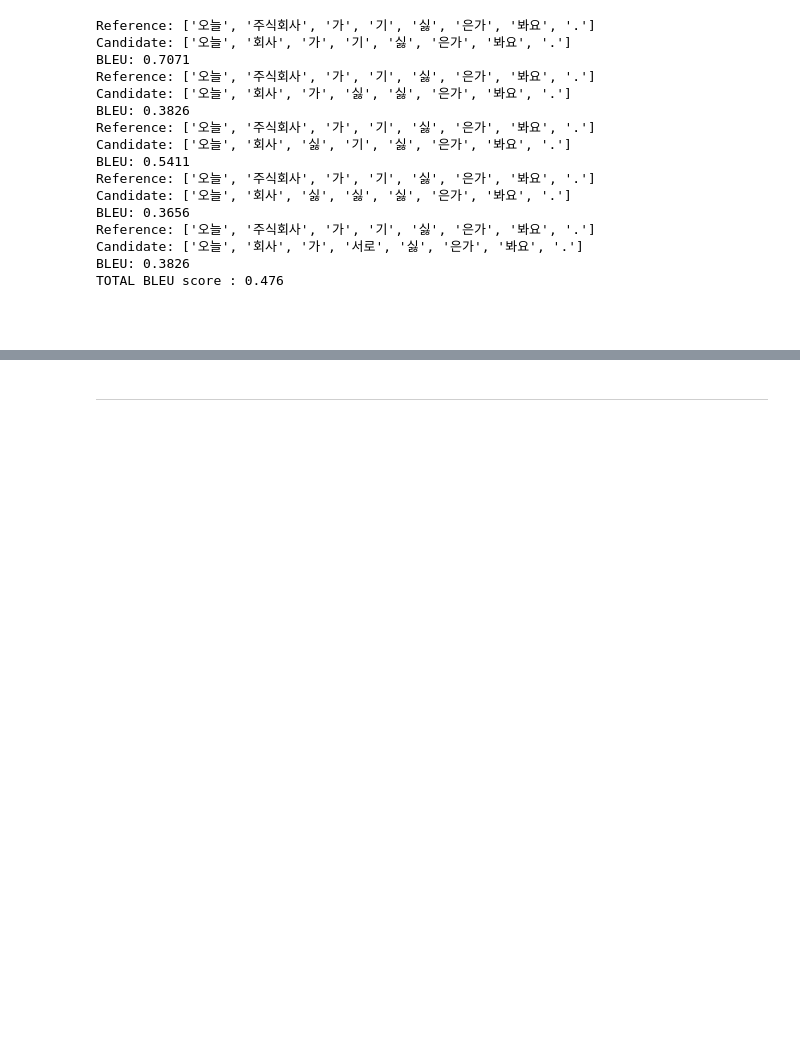
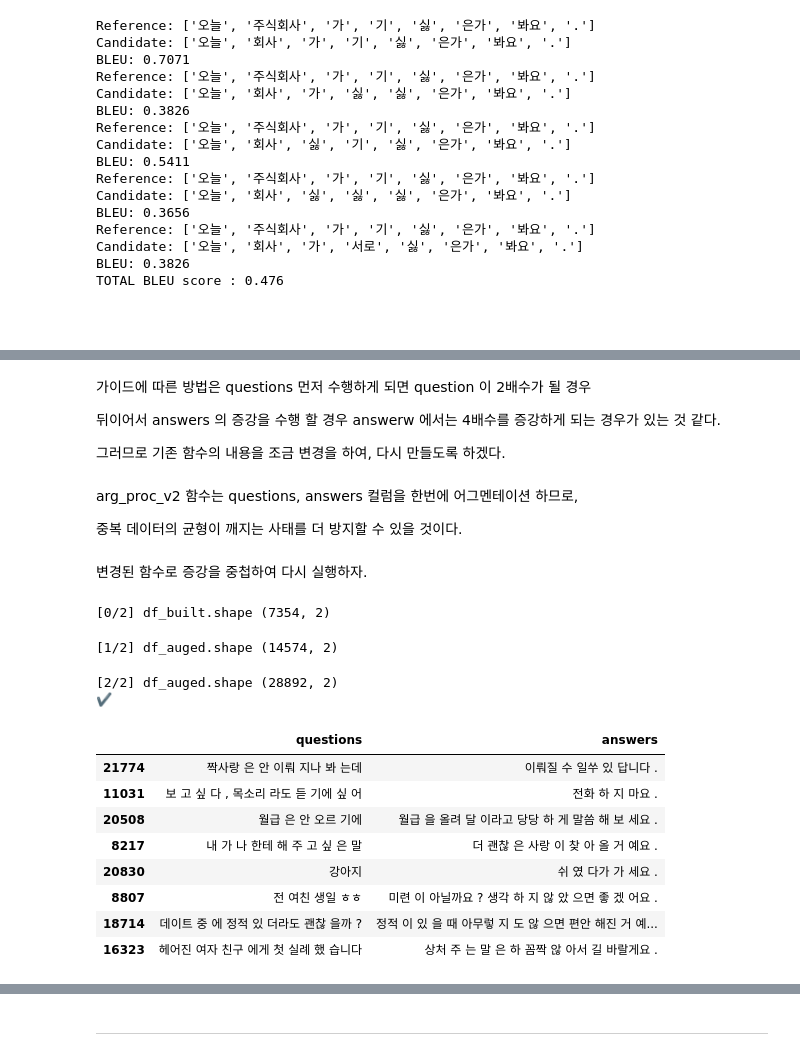
Before and after one commit to gem-ruby/gd_nlp_stages, a Jupyter notebook: [GD_NLP_S6]_Awesome_ChatBot.ipynb, the cells around one changed output, grey strips where cells are left out. Saved outputs shown, nothing was run; the diff lists cells and outputs as text; code cells hidden in the pictures; blank space fills up the shorter version.

```diff
--- a/[GD_NLP_S6]_Awesome_ChatBot.ipynb
+++ b/[GD_NLP_S6]_Awesome_ChatBot.ipynb
@@ -2278,0 +3034,10 @@ TOTAL BLEU score : 0.476
+# %% [markdown]
+가이드에 따른 방법은 questions 먼저 수행하게 되면 question 이 2배수가 될 경우
+
+뒤이어서 answers 의 증강을 수행 할 경우 answerw 에서는 4배수를 증강하게 되는 경우가 있는 것 같다.
+
+그러므로 기존 함수의 내용을 조금 변경을 하여, 다시 만들도록 하겠다.
+# %% [markdown]
+arg_proc_v2 함수는 questions, answers 컬럼을 한번에 어그멘테이션 하므로,
+
+중복 데이터의 균형이 깨지는 사태를 더 방지할 수 있을 것이다.
@@ -2278,0 +3076,26 @@ TOTAL BLEU score : 0.476
+# %% [markdown]
+변경된 함수로 증강을 중첩하여 다시 실행하자.
+# %%
+print("[0/2] df_built.shape", df_built.shape)
+df_auged = arg_proc_v2(df_built, w2v)    ## 1st aug
+print("[1/2] df_auged.shape", df_auged.shape)
+df_auged = arg_proc_v2(df_auged, w2v)    ## 2nd aug
+print("[2/2] df_auged.shape", df_auged.shape)
+print("✔️")
+# %% [output]
+[0/2] df_built.shape (7354, 2)
+[1/2] df_auged.shape (14574, 2)
+[2/2] df_auged.shape (28892, 2)
+✔️
+# %%
+df_auged.sample(8)
+# %% [output]
+|  | questions | answers |
+| 21774 | 짝사랑 은 안 이뤄 지나 봐 는데 | 이뤄질 수 일쑤 있 답니다 . |
+| 11031 | 보 고 싶 다 , 목소리 라도 듣 기에 싶 어 | 전화 하 지 마요 . |
+| 20508 | 월급 은 안 오르 기에 | 월급 을 올려 달 이라고 당당 하 게 말씀 해 보 세요 . |
+| 8217 | 내 가 나 한테 해 주 고 싶 은 말 | 더 괜찮 은 사랑 이 찾 아 올 거 예요 . |
+| 20830 | 강아지 | 쉬 였 다가 가 세요 . |
+| 8807 | 전 여친 생일 ㅎㅎ | 미련 이 아닐까요 ? 생각 하 지 않 았 으면 좋 겠 어요 . |
+| 18714 | 데이트 중 에 정적 있 더라도 괜찮 을까 ? | 정적 이 있 을 때 아무렇 지 도 않 으면 편안 해진 거 예... |
+| 16323 | 헤어진 여자 친구 에게 첫 실례 했 습니다 | 상처 주 는 말 은 하 꼼짝 않 아서 길 바랄게요 . |
```
Also changed, not shown: parts of 122 cells of this notebook.
